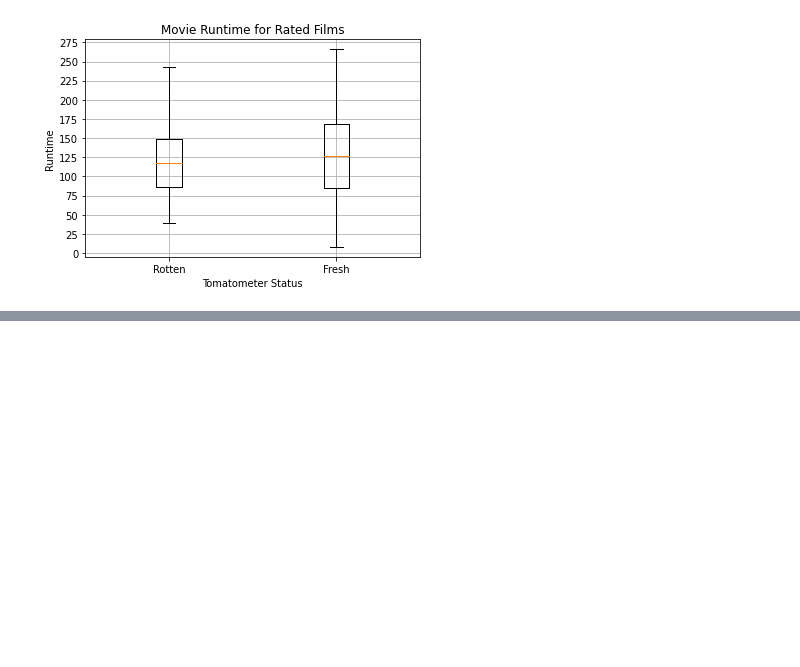
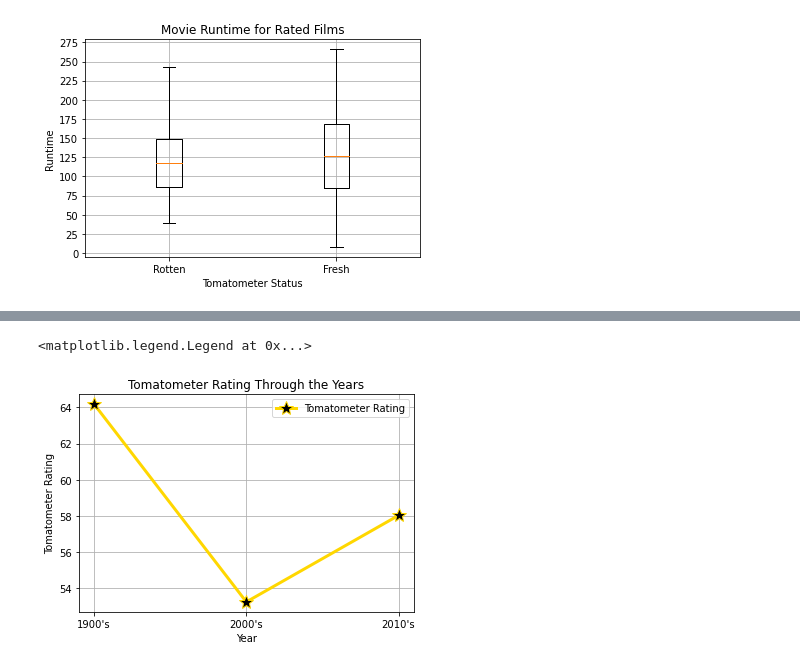
Before and after one commit to devinhughes/Rotten_tomatoes_project, a Jupyter notebook: Visualizations.ipynb, the cells around one changed output, grey strips where cells are left out. Saved outputs shown, nothing was run; the diff lists cells and outputs as text; code cells hidden in the pictures; blank space fills up the shorter version.

```diff
--- a/Visualizations.ipynb
+++ b/Visualizations.ipynb
@@ -365,0 +442,23 @@ plt.show()
+# %%
+#separate years into separate dataframes based on year
+two_thousands = moviedf[moviedf['release_year'].between(2000, 2010)]
+two_thousands_tens= moviedf[moviedf['release_year'].between(2011, 2020)]
+ninteen_hundreds= moviedf[moviedf['release_year'].between(1900, 1999)]
+# %%
+#find avaerage tomatometer status per years
+two_thousands_avg = two_thousands["tomatometer_rating"].mean()
+two_thousands_tens_avg= two_thousands_tens["tomatometer_rating"].mean()
+ninteen_avg= ninteen_hundreds["tomatometer_rating"].mean()
+# %%
+#set x and y axis
+x= ["1900's", "2000's", "2010's"]
+y= [ninteen_avg, two_thousands_avg, two_thousands_tens_avg ]
+plt.plot(x,y, label="Tomatometer Rating", marker="*", markerfacecolor="black", markersize=15, color= "gold", linewidth=3)
+plt.xlabel("Year")
+plt.ylabel("Tomatometer Rating")
+plt.grid()
+plt.title("Tomatometer Rating Through the Years")
+plt.legend()
+# %% [output]
+<matplotlib.legend.Legend at 0x...>
+[figure, added]
```
Also changed, not shown: parts of 15 cells of this notebook, 1 other file.
